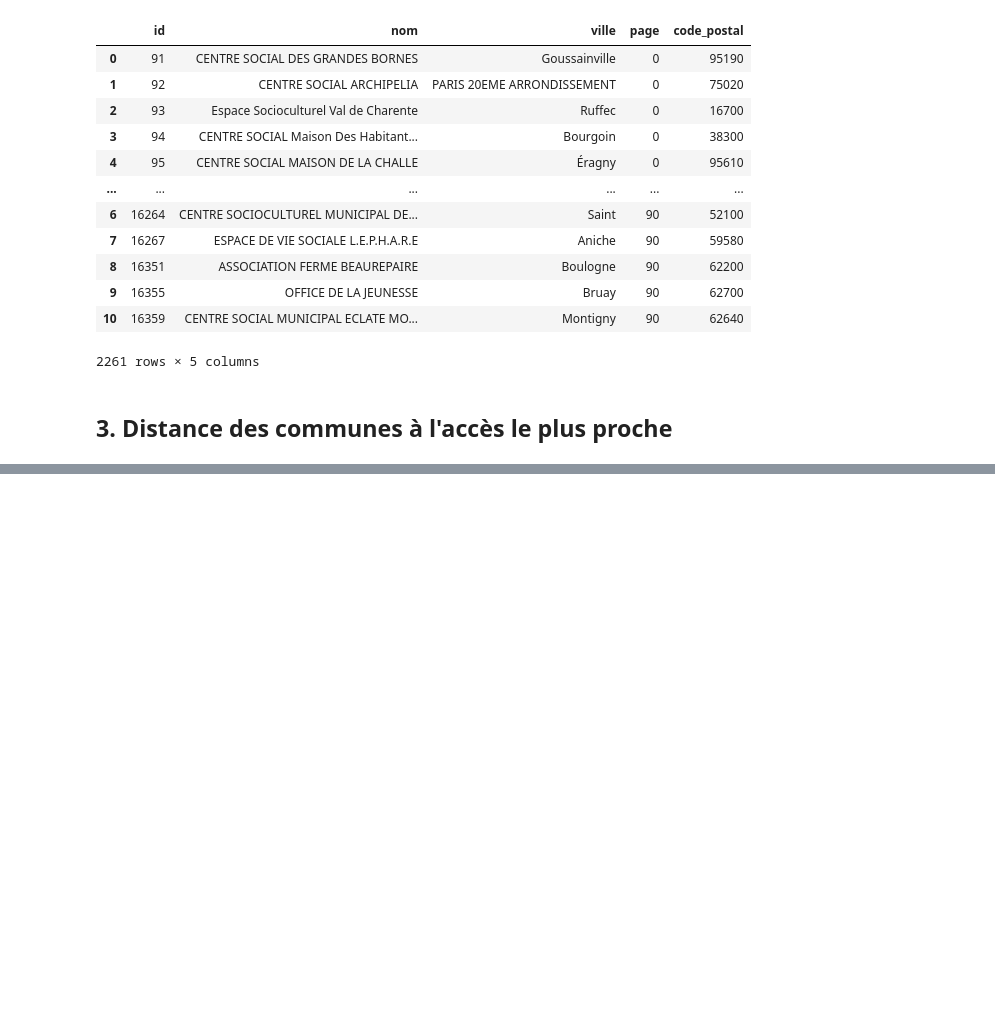
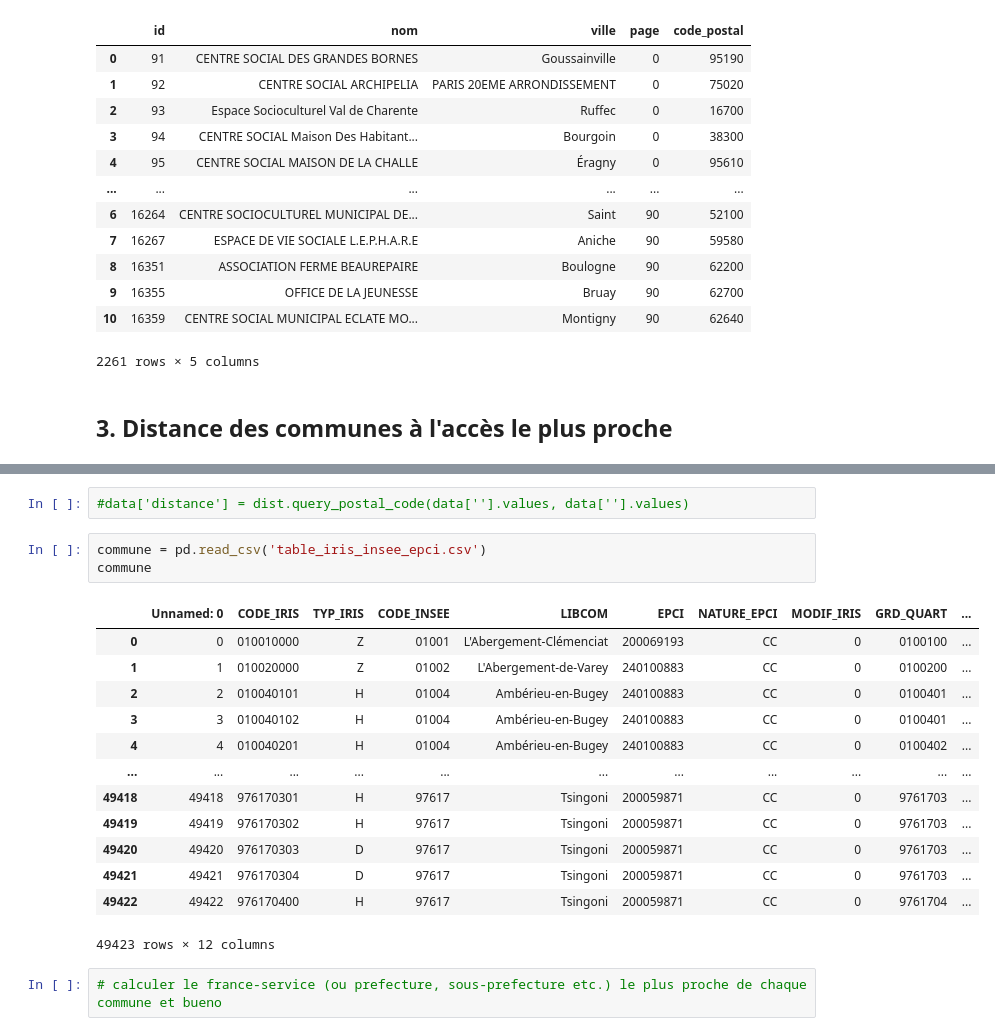
Before and after one commit to dataforgoodfr/batch8_mednum, a Jupyter notebook: notebooks/acces_information.ipynb, the cells around one changed output, grey strips where cells are left out. Drawn from its saved outputs; the diff is of its cells as text; blank space fills up the shorter version.

Commit message:
distance entre commune et france-service pref sous-pref on-going

```diff
--- a/notebooks/acces_information.ipynb
+++ b/notebooks/acces_information.ipynb
@@ -247,0 +281,21 @@ fs
+# %%
+#data['distance'] = dist.query_postal_code(data[''].values, data[''].values)
+# %%
+commune = pd.read_csv('table_iris_insee_epci.csv')
+commune
+# %% [output]
+|  | Unnamed: 0 | CODE_IRIS | TYP_IRIS | CODE_INSEE | LIBCOM | EPCI | NATURE_EPCI | MODIF_IRIS | GRD_QUART | ... |
+| 0 | 0 | 010010000 | Z | 01001 | L'Abergement-Clémenciat | 200069193 | CC | 0 | 0100100 | ... |
+| 1 | 1 | 010020000 | Z | 01002 | L'Abergement-de-Varey | 240100883 | CC | 0 | 0100200 | ... |
+| 2 | 2 | 010040101 | H | 01004 | Ambérieu-en-Bugey | 240100883 | CC | 0 | 0100401 | ... |
+| 3 | 3 | 010040102 | H | 01004 | Ambérieu-en-Bugey | 240100883 | CC | 0 | 0100401 | ... |
+| 4 | 4 | 010040201 | H | 01004 | Ambérieu-en-Bugey | 240100883 | CC | 0 | 0100402 | ... |
+| ... | ... | ... | ... | ... | ... | ... | ... | ... | ... | ... |
+| 49418 | 49418 | 976170301 | H | 97617 | Tsingoni | 200059871 | CC | 0 | 9761703 | ... |
+| 49419 | 49419 | 976170302 | H | 97617 | Tsingoni | 200059871 | CC | 0 | 9761703 | ... |
+| 49420 | 49420 | 976170303 | D | 97617 | Tsingoni | 200059871 | CC | 0 | 9761703 | ... |
+| 49421 | 49421 | 976170304 | D | 97617 | Tsingoni | 200059871 | CC | 0 | 9761703 | ... |
+| 49422 | 49422 | 976170400 | H | 97617 | Tsingoni | 200059871 | CC | 0 | 9761704 | ... |
+49423 rows × 12 columns
+# %%
+# calculer le france-service (ou prefecture, sous-prefecture etc.) le plus proche de chaque commune et bueno
```
Also changed, not shown: parts of 13 cells of this notebook.
